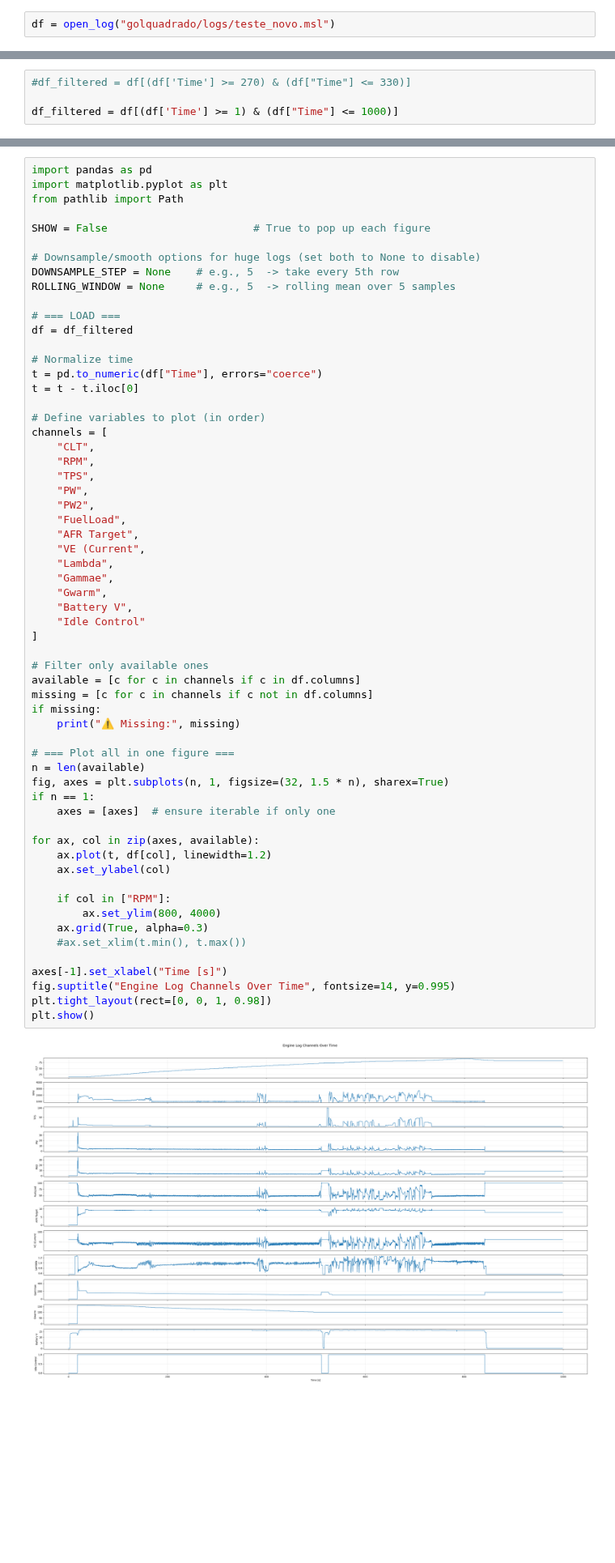
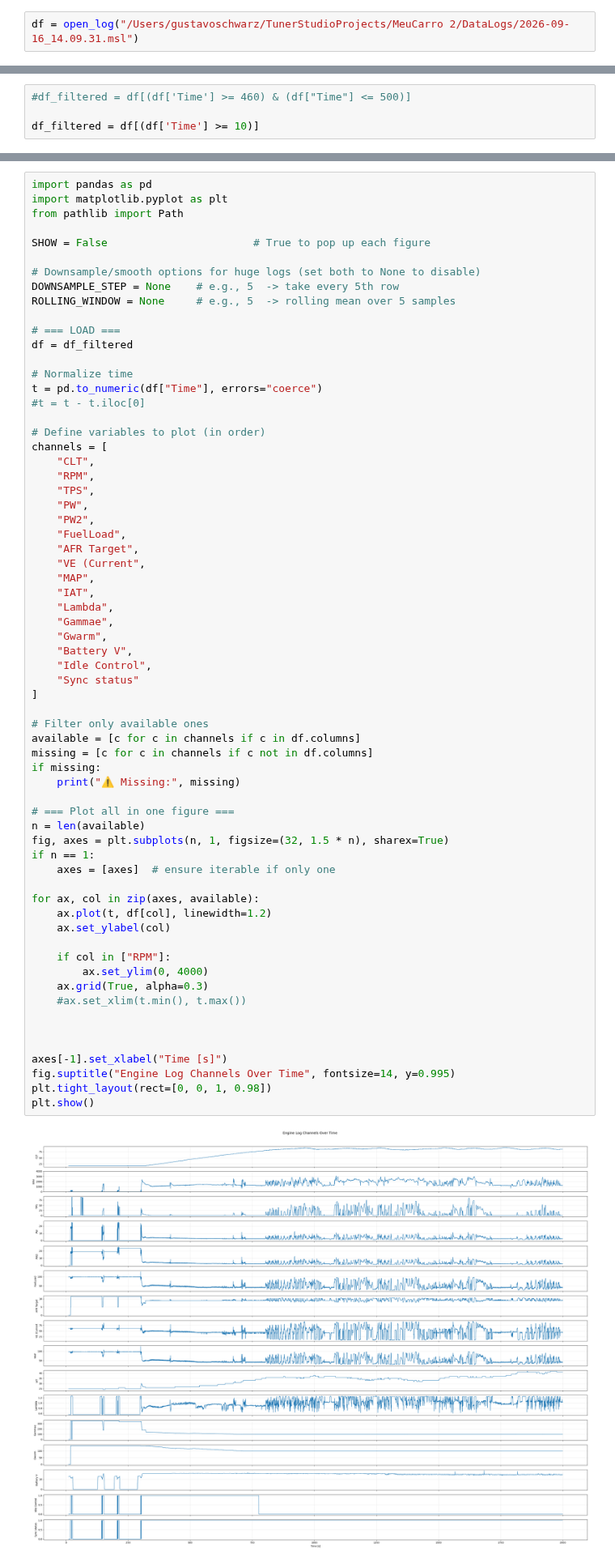
Before and after one commit to Schwarzam/tokyodrift, a Jupyter notebook: dev gustavo.ipynb, the cells around one changed output, grey strips where cells are left out. Shown at 81% size. Drawn from its saved outputs; the diff is of its cells as text; blank space fills up the shorter version.

```diff
--- a/dev gustavo.ipynb
+++ b/dev gustavo.ipynb
@@ -5,15 +5,15 @@
 from helpers.log_helper import open_log
 import pandas as pd
 # %%
-df = open_log("golquadrado/logs/teste_novo.msl")
+df = open_log("/Users/gustavoschwarz/TunerStudioProjects/MeuCarro 2/DataLogs/2026-09-16_14.09.31.msl")
 # %%
 #df_filtered = df[238:513]
 # %%
 #df_filtered.to_csv("golquadrado/data/pegou_morreu_filtered.csv", index=False)  # Save the filtered dataframe to a new file
 # %%
-#df_filtered = df[(df['Time'] >= 270) & (df["Time"] <= 330)]
+#df_filtered = df[(df['Time'] >= 460) & (df["Time"] <= 500)]
 
-df_filtered = df[(df['Time'] >= 1) & (df["Time"] <= 1000)]
+df_filtered = df[(df['Time'] >= 10)]
 # %%
 df.columns
 # %% [output]
@@ -63,7 +64,7 @@ df = df_filtered
 
 # Normalize time
 t = pd.to_numeric(df["Time"], errors="coerce")
-t = t - t.iloc[0]
+#t = t - t.iloc[0]
 
 # Define variables to plot (in order)
 channels = [
@@ -75,37 +76,42 @@ channels = [
     "FuelLoad",
     "AFR Target",
     "VE (Current",
+    "MAP",
+    "IAT",
     "Lambda",
     "Gammae",
     "Gwarm",
     "Battery V",
-    "Idle Control"
+    "Idle Control",
+    "Sync status"
 ]
 
 # Filter only available ones
 available = [c for c in channels if c in df.columns]
 missing = [c for c in channels if c not in df.columns]
 if missing:
     print("⚠️ Missing:", missing)
 
 # === Plot all in one figure ===
 n = len(available)
 fig, axes = plt.subplots(n, 1, figsize=(32, 1.5 * n), sharex=True)
 if n == 1:
     axes = [axes]  # ensure iterable if only one
 
 for ax, col in zip(axes, available):
     ax.plot(t, df[col], linewidth=1.2)
     ax.set_ylabel(col)
 
     if col in ["RPM"]:
-        ax.set_ylim(800, 4000)
+        ax.set_ylim(0, 4000)
     ax.grid(True, alpha=0.3)
     #ax.set_xlim(t.min(), t.max())
+
+
 
 axes[-1].set_xlabel("Time [s]")
 fig.suptitle("Engine Log Channels Over Time", fontsize=14, y=0.995)
 plt.tight_layout(rect=[0, 0, 1, 0.98])
 plt.show()
 # %% [output]
-[figure, old version]
+[figure, new version]
```
Also changed, not shown: parts of 5 cells of this notebook, 1 other file.
